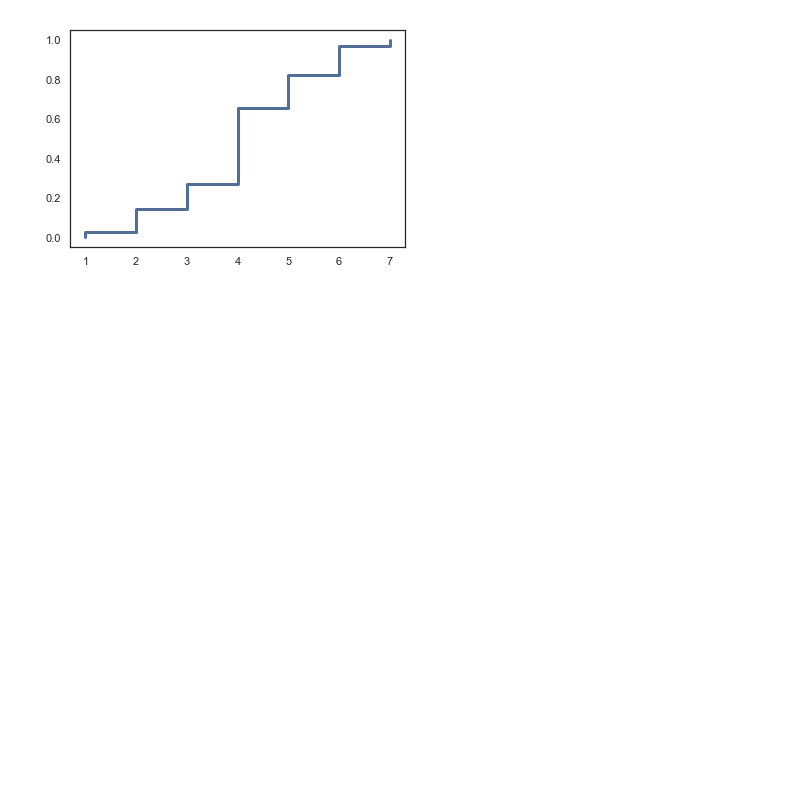
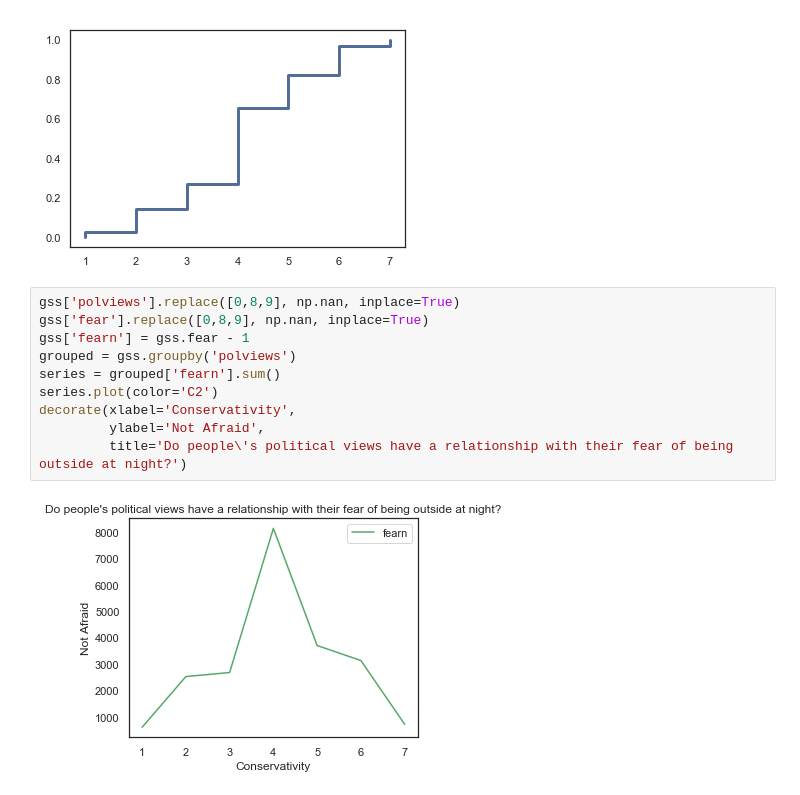
Before and after one commit to gsidsid/ThinkStats2, a Jupyter notebook: homeworks/homework02.ipynb, the cells around one changed output. Saved outputs shown, nothing was run; the diff lists cells and outputs as text; blank space fills up the shorter version.

```diff
--- a/homeworks/homework02.ipynb
+++ b/homeworks/homework02.ipynb
@@ -627,3 +627,15 @@ thinkplot.Cdf(cc)
 # %% [output]
 {'xscale': 'linear', 'yscale': 'linear'}
 [figure]
+# %%
+gss['polviews'].replace([0,8,9], np.nan, inplace=True)
+gss['fear'].replace([0,8,9], np.nan, inplace=True)
+gss['fearn'] = gss.fear - 1
+grouped = gss.groupby('polviews')
+series = grouped['fearn'].sum()
+series.plot(color='C2')
+decorate(xlabel='Conservativity',
+         ylabel='Not Afraid',
+         title='Do people\'s political views have a relationship with their fear of being outside at night?')
+# %% [output]
+[figure, added]
```
Also changed, not shown: parts of 5 cells of this notebook.
